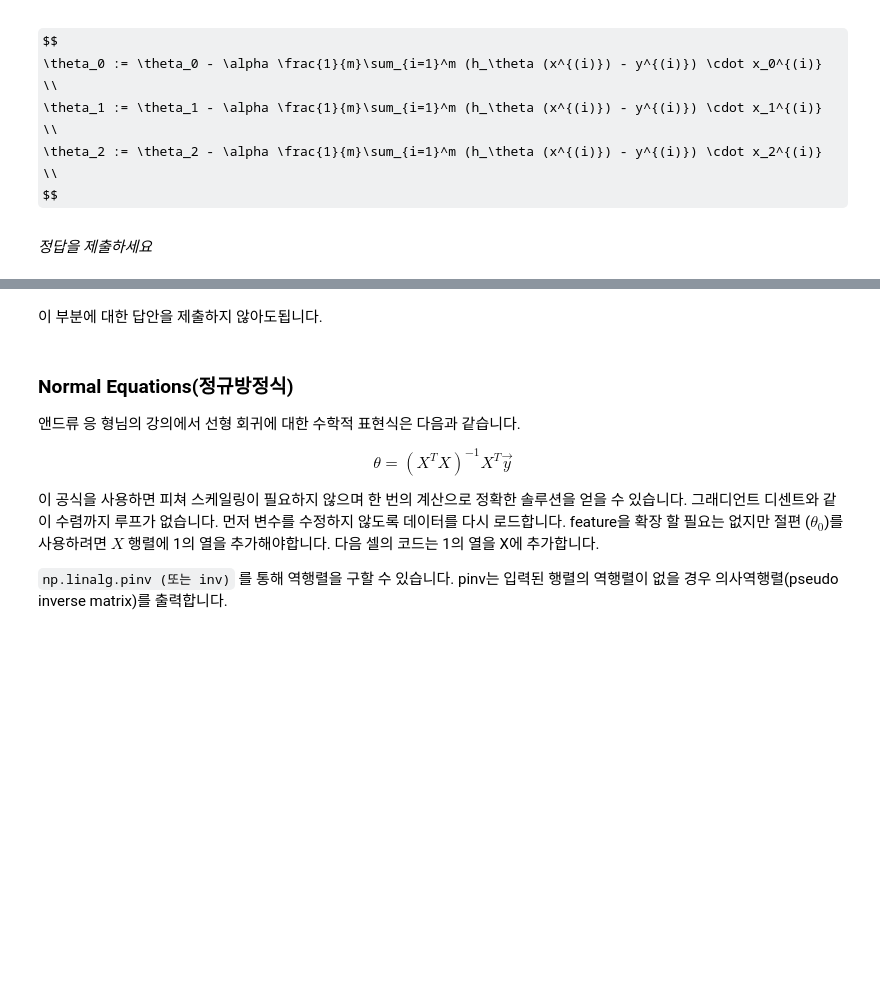
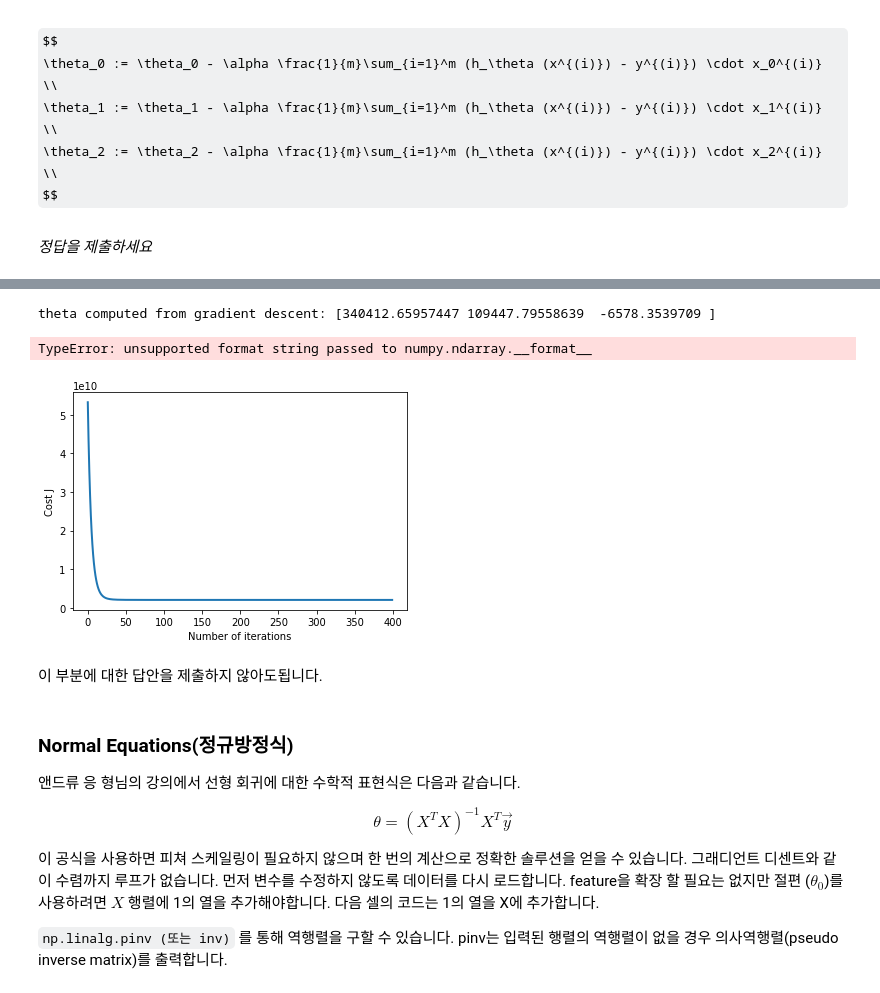
Before and after one commit to skku-tnt/201902_Regular_Session, a Jupyter notebook: 2주차/exercise2.ipynb, the cells around one changed output, grey strips where cells are left out. Cells and saved outputs as stored; diff of their text form; code cells hidden in the pictures; some formulas as TeX source; blank space fills up the shorter version.

```diff
--- a/2주차/exercise2.ipynb
+++ b/2주차/exercise2.ipynb
@@ -221,7 +237,8 @@ def computeCostMulti(X, y, theta):
 
     # 다음 변수를 올바르게 반환해야합니다.
     # ======================= YOUR CODE HERE ===========================
-    J = None
+    hypothesis = np.matmul(X, theta)
+    J = np.mean((hypothesis - y) ** 2) / 2
     # ==================================================================
     return J
 # %% [markdown]
@@ -278,6 +313,10 @@ def gradientDescentMulti(X, y, theta, alpha, num_iters):
 
     for i in range(num_iters):
         # ======================= YOUR CODE HERE ==========================
+        hypothesis = np.matmul(X, theta)
+        theta[0] -= alpha * np.mean((hypothesis - y) * X[:, 0])
+        theta[1] -= alpha * np.mean((hypothesis - y) * X[:, 1])
+        theta[2] -= alpha * np.mean((hypothesis - y) * X[:, 2])
 
 
 
@@ -325,34 +382,38 @@ grader.grade(2)
 
 [Hint]
 ----
 예측할 때 feature 정규화를 적용해야 합니다!
 """
 # 이 부분을 바꿔서 알파 값을 선택하세요
 alpha = 0.1
 num_iters = 400
 
 # theta를 초기화하고 GD 실행
 theta = np.zeros(3)
 theta, J_history = gradientDescentMulti(X, y, theta, alpha, num_iters)
 
 # 수렴 그래프 그리기
 pyplot.plot(np.arange(len(J_history)), J_history, lw=2)
 pyplot.xlabel('Number of iterations')
 pyplot.ylabel('Cost J')
 
 # GD 결과 표시
 print('theta computed from gradient descent: {:s}'.format(str(theta)))
 
 #  1650 평방 피트, 3br 주택의 가격을 예측해보세요
 # ======================= YOUR CODE HERE ===========================
 # X의 첫 번째 열은 모두 1이라는 것을 기억하세요!
 # 따라서 정규화 할 필요가 없습니다.
 
-price = None  # 이 부분을 바꾸세요
+price = np.dot(theta, [1, 1650, 3]   # 이 부분을 바꾸세요
 
 # ===================================================================
 
 print('Predicted price of a 1650 sq-ft, 3 br house (using gradient descent): ${:.0f}'.format(price))
+# %% [output]
+theta computed from gradient descent: [340412.65957447 109447.79558639  -6578.3539709 ]
+TypeError: unsupported format string passed to numpy.ndarray.__format__
+[figure, added]
 # %% [markdown]
 이 부분에 대한 답안을 제출하지 않아도됩니다.
 # %% [markdown]
```
Also changed, not shown: parts of 3 cells of this notebook, 1 other file.
